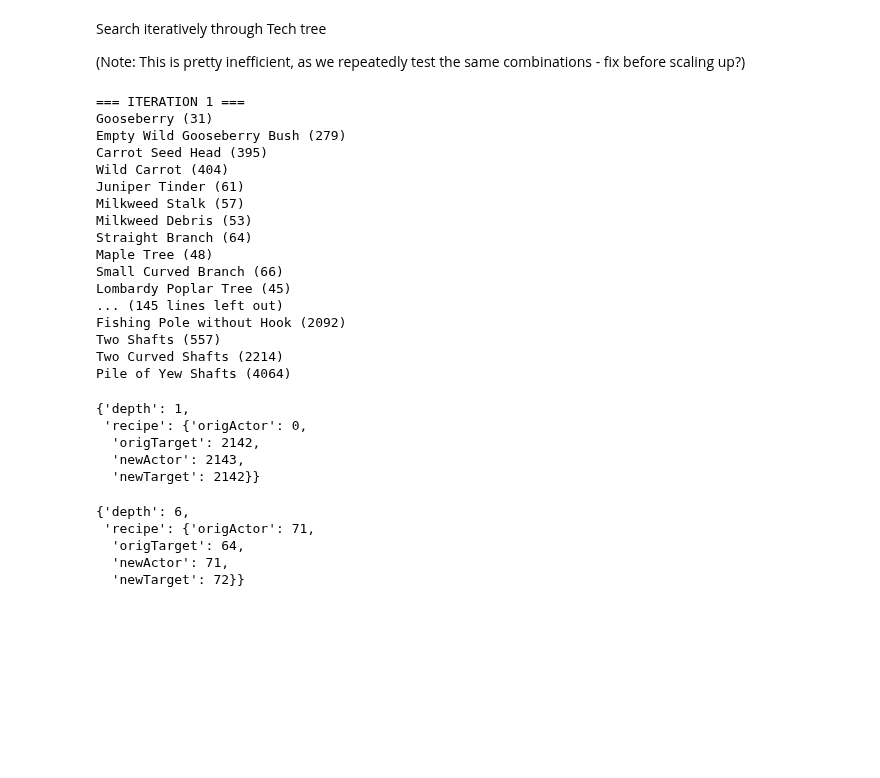
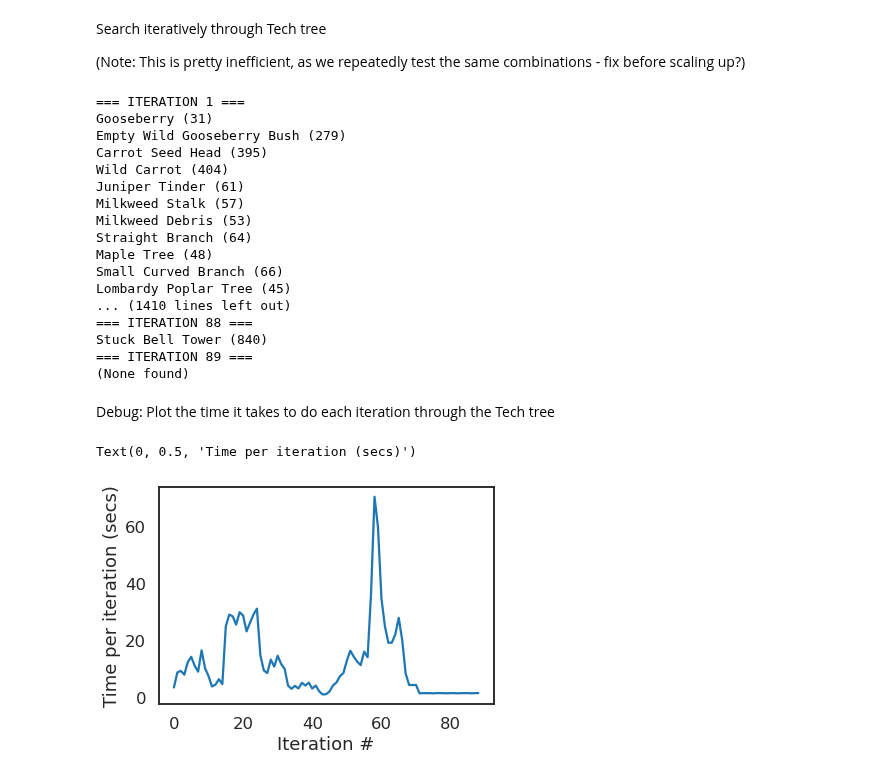
Before and after one commit to nataliavelez/OneHourOneLife, a Jupyter notebook: 3_technology/3_5_tech_tree.ipynb, the cells around one changed output. Drawn from its saved outputs; the diff is of its cells as text; code cells hidden in the pictures; blank space fills up the shorter version.

Commit message:
saving changes before debugging transitions

```diff
--- a/3_technology/3_5_tech_tree.ipynb
+++ b/3_technology/3_5_tech_tree.ipynb
@@ -3,6 +3,8 @@
 Grace Deng, August 2020 <br />
 Updated by Natalia Velez, April 2021
 # %%
+%matplotlib inline
+
 import os, re, glob, json
 from os.path import join as opj
 import numpy as np
@@ -11,7 +13,15 @@ import json
 import pymongo
 from tqdm import notebook
 
-# Embed html-formatted text
+# Debug: Estimate time needed to run job
+import time
+import matplotlib.pyplot as plt
+import seaborn as sns
+
+sns.set_style('white')
+sns.set_context('talk')
+
+# Debug: Embed html-formatted text
 # (Used to do QA on transitions)
 from IPython.core.display import display, HTML
 def embed(s): return display(HTML(s))
@@ -200,8 +228,13 @@ combos = [(o_i, o_j)
           for i,o_i in enumerate(known_objs)
           for j,o_j in enumerate(known_objs[i:])]
 
-while counter < 4:
+# DEBUG: Time each iteration through tech tree
+iter_timer = []
+
+while n_new > 0:
+# while counter < 7: # DEBUG: Limit search
     print('=== ITERATION %i ===' % counter)
+    start = time.time()
 
     # Search for viable combinations
     product_list = [transitions[combinations(o_i, o_j)] for o_i, o_j in combos]
@@ -218,8 +251,17 @@ while counter < 4:
                 print('%s (%i)' % (obj_name(product), product))
                 new_objs.append(product)
                 tech_tree[product] = {}
-                tech_tree[product]['depth'] = counter
                 tech_tree[product]['recipe'] = record_transition(row)
+
+                # Calculate parents' depth
+                parents = row[['origActor', 'origTarget']].tolist()
+                parents_depth = max([tech_tree[p]['depth'] for p in parents])
+
+                # Don't add difficulty for decay transitions
+                if -1 in parents:
+                    tech_tree[product]['depth'] = parents_depth
+                else:
+                    tech_tree[product]['depth'] = parents_depth + 1
 
     # Prepare for next iteration
     counter += 1
@@ -233,6 +275,8 @@ while counter < 4:
         known_objs += new_objs
     else:
         print('(None found)')
+
+    iter_timer.append(time.time()-start)
 # %% [output]
 === ITERATION 1 ===
 Gooseberry (31)
@@ -246,24 +290,17 @@ Straight Branch (64)
 Maple Tree (48)
 Small Curved Branch (66)
 Lombardy Poplar Tree (45)
-... (145 lines left out)
-Fishing Pole without Hook (2092)
-Two Shafts (557)
-Two Curved Shafts (2214)
-Pile of Yew Shafts (4064)
+... (1410 lines left out)
+=== ITERATION 88 ===
+Stuck Bell Tower (840)
+=== ITERATION 89 ===
+(None found)
-# %%
-tech_tree[2143]
-# %% [output]
-{'depth': 1,
- 'recipe': {'origActor': 0,
-  'origTarget': 2142,
-  'newActor': 2143,
-  'newTarget': 2142}}
-# %%
-tech_tree[72]
-# %% [output]
-{'depth': 6,
- 'recipe': {'origActor': 71,
-  'origTarget': 64,
-  'newActor': 71,
-  'newTarget': 72}}
+# %% [markdown]
+Debug: Plot the time it takes to do each iteration through the Tech tree
+# %%
+plt.plot(iter_timer)
+plt.xlabel('Iteration #')
+plt.ylabel('Time per iteration (secs)')
+# %% [output]
+Text(0, 0.5, 'Time per iteration (secs)')
+[figure, added]
```
Also changed, not shown: parts of 17 cells of this notebook, 5 other files.
